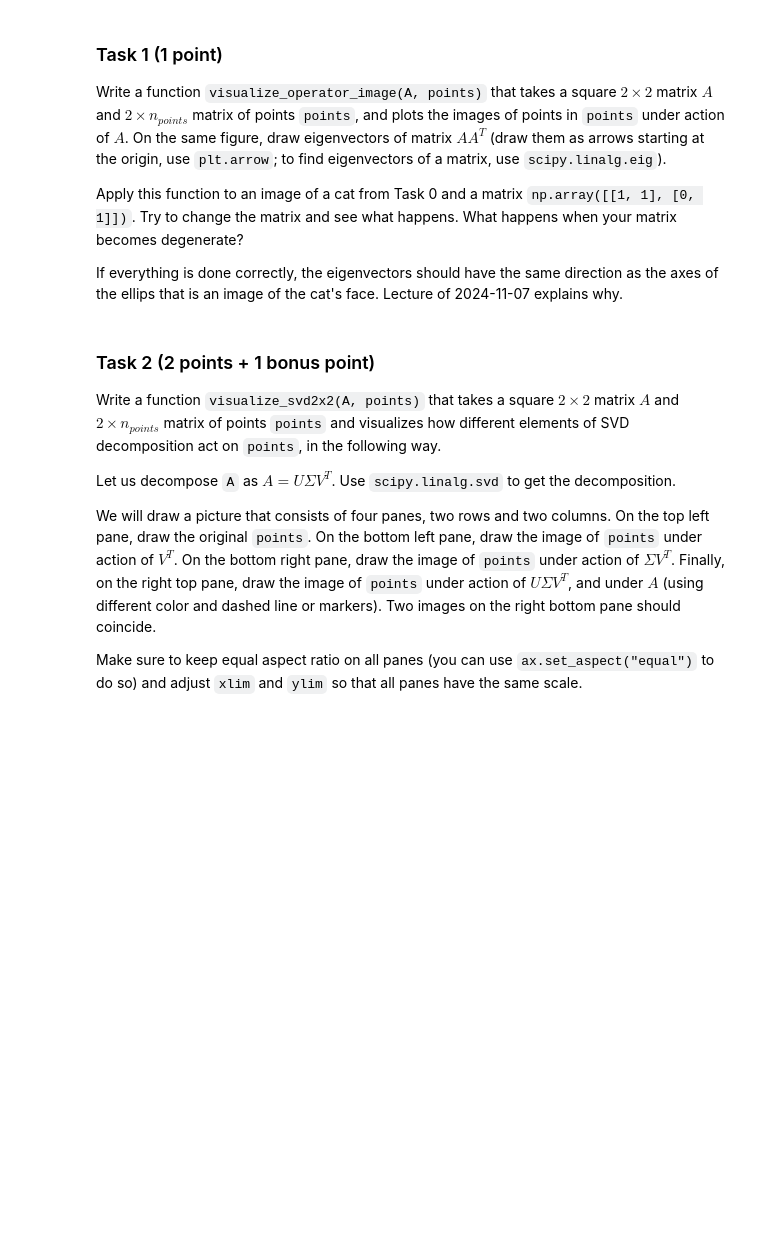
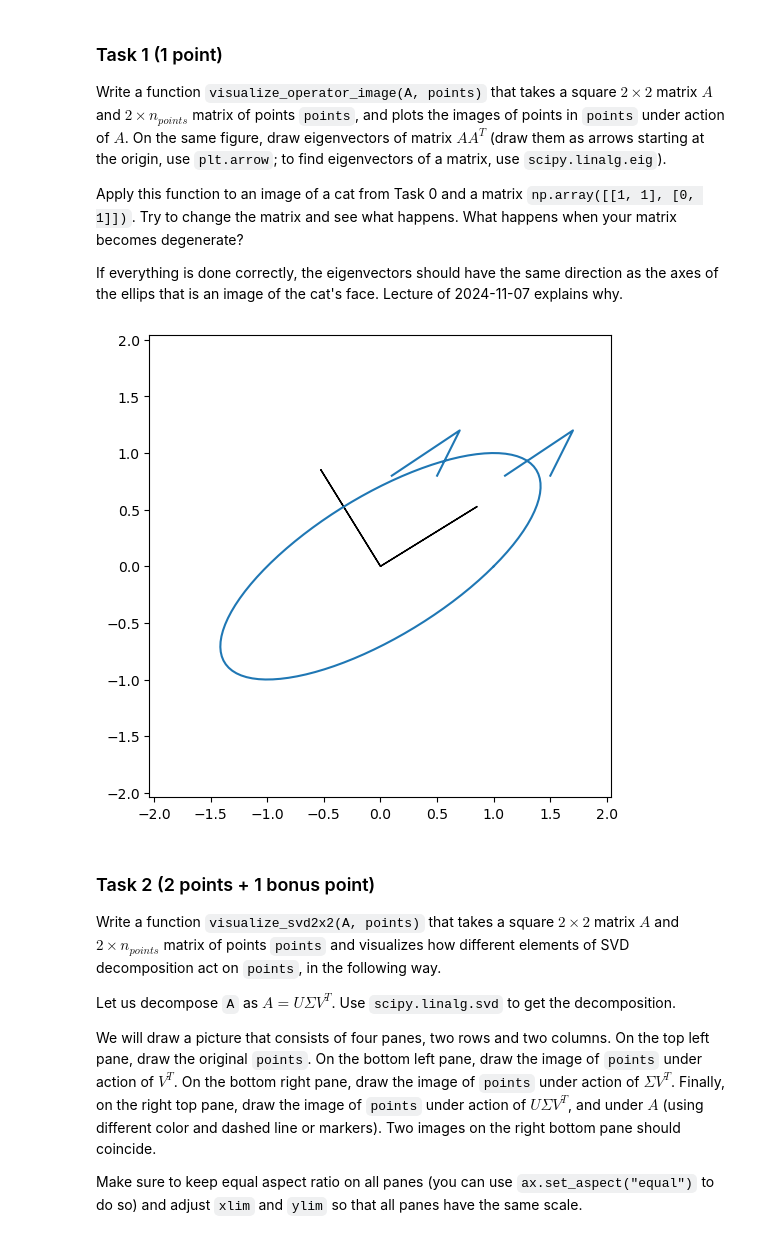
Before and after one commit to ischurov/scientific-computing-2024, a Jupyter notebook: assignments/assignment05.ipynb, the cells around one changed output. Cells and saved outputs as stored; diff of their text form; code cells hidden in the pictures; blank space fills up the shorter version.

```diff
--- a/assignments/assignment05.ipynb
+++ b/assignments/assignment05.ipynb
@@ -25,7 +27,7 @@ circle = np.array([np.append(circle[0], np.nan), np.append(circle[1], np.nan)])
 ear_left = np.array([[-0.3, -0.5, -0.7, np.nan], [0.8, 1.2, 0.8, np.nan]])
 ear_right = np.array([[0.3, 0.5, 0.7, np.nan], [0.8, 1.2, 0.8, np.nan]])
 cat = np.concatenate([circle, ear_left, ear_right], axis=1)
-fig, ax = plt.subplots()
+_, ax = plt.subplots()
 ax.plot(cat[0], cat[1])
 ax.set_aspect("equal")
 # %% [output]
@@ -42,3 +42,32 @@ If everything is done correctly, the eigenvectors should have the same direction
+# %%
+# All points are almost equal to each other or nan
+def almost_const(points):
+    filtered_xs = points[0, :][~np.isnan(points[0, :])]
+    filtered_ys = points[1, :][~np.isnan(points[1, :])]
+    return (np.max(np.abs(filtered_xs - filtered_xs[0])) < 0.01) & (np.max(np.abs(filtered_ys - filtered_ys[0])) < 0.01)
+
+# Maximum absolute value among x- and y-coordinates of points
+def max_abs(points):
+    abss = np.abs(points.flatten())
+    abss = abss[~np.isnan(abss)]
+    return np.max(abss)
+
+def visualize_on_axis(points, axis, lim, **kwargs):
+    axis.set_xlim([-lim, lim])
+    axis.set_ylim([-lim, lim])
+    axis.plot(points[0], points[1], **kwargs)
+    axis.set_aspect("equal")
+
+def visualize_operator_image(A, points):
+    transformed_points = np.apply_along_axis(lambda v: np.matmul(A, v), 0, points)
+    _, axis = plt.subplots(figsize=(6, 6))
+    visualize_on_axis(transformed_points, axis, max_abs(transformed_points) * 1.2)
+    eigenvectors = eig(np.matmul(A, A.transpose()))[1]
+    np.apply_along_axis(lambda v: axis.arrow(0, 0, v[0], v[1]), 0, eigenvectors)
+# %%
+visualize_operator_image(np.array([[1, 1], [0, 1]]), cat)
+# %% [output]
+[figure, added]
 # %% [markdown]
 ### Task 2 (2 points + 1 bonus point)
 Write a function `visualize_svd2x2(A, points)` that takes a square $2×2$ matrix $A$ and $2×n_{points}$ matrix of points `points` and visualizes how different elements of SVD decomposition act on `points`, in the following way.
```
Also changed, not shown: parts of 18 cells of this notebook.
